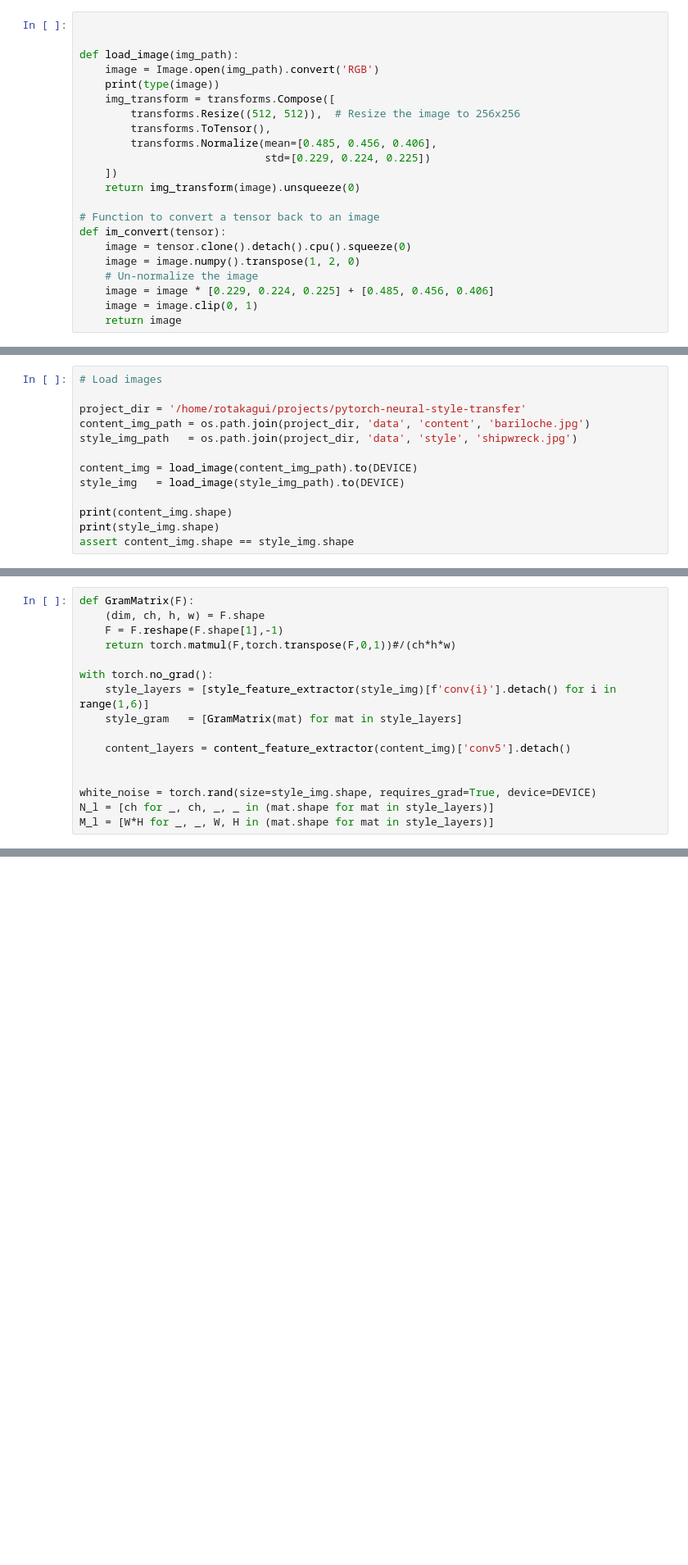
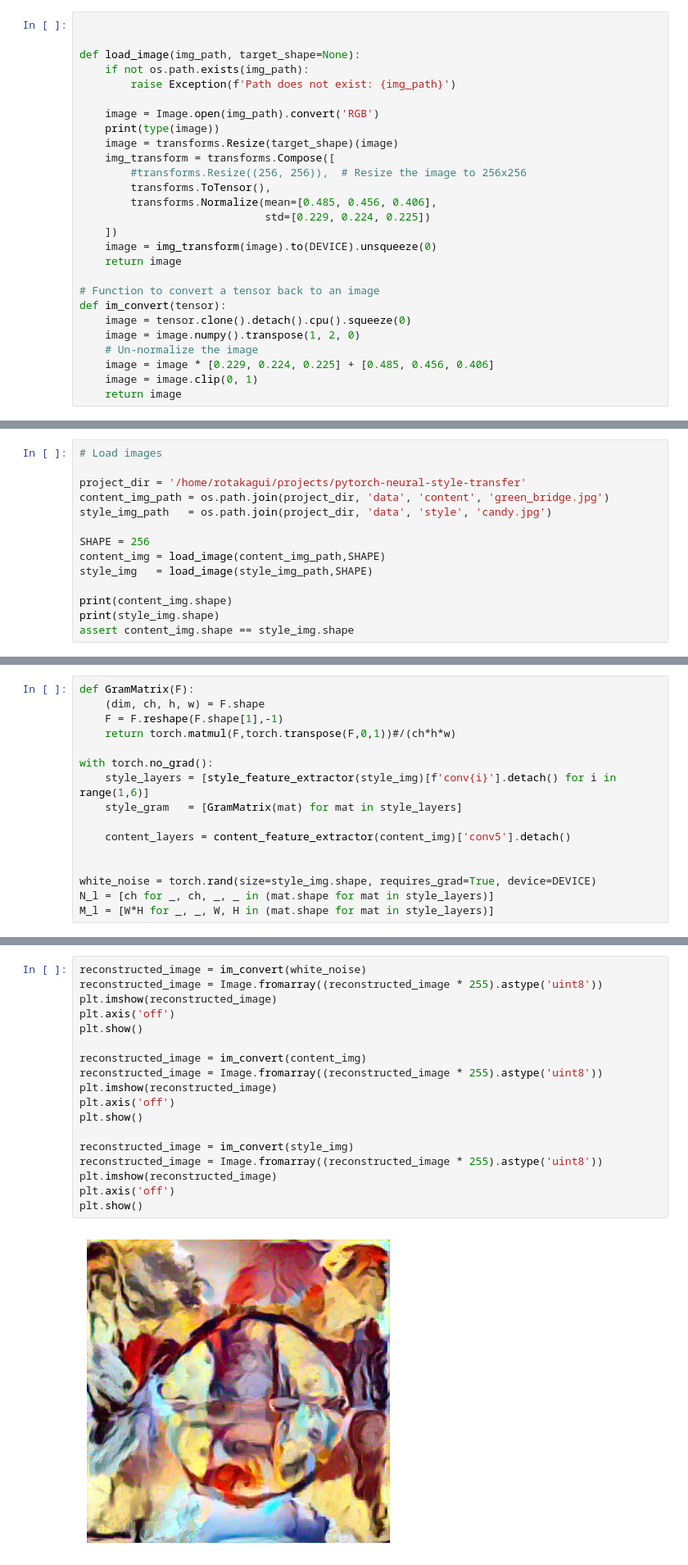
Before and after one commit to TAOGenna/pytorch-neural-style-transfer, a Jupyter notebook: neural-style_transfer.ipynb, the cells around one changed output, grey strips where cells are left out. Shown at 82% size. Cells and saved outputs as stored; diff of their text form; blank space fills up the shorter version.

Commit message:
new images and finetuning

```diff
--- a/neural-style_transfer.ipynb
+++ b/neural-style_transfer.ipynb
@@ -28,16 +28,21 @@ __CUDA Device Total Memory [GB]: 25.418268672
 # %%
 
 
-def load_image(img_path):
+def load_image(img_path, target_shape=None):
+    if not os.path.exists(img_path):
+        raise Exception(f'Path does not exist: {img_path}')
+
     image = Image.open(img_path).convert('RGB')
     print(type(image))
+    image = transforms.Resize(target_shape)(image)
     img_transform = transforms.Compose([
-        transforms.Resize((512, 512)),  # Resize the image to 256x256
+        #transforms.Resize((256, 256)),  # Resize the image to 256x256
         transforms.ToTensor(),
         transforms.Normalize(mean=[0.485, 0.456, 0.406],
                              std=[0.229, 0.224, 0.225])
     ])
-    return img_transform(image).unsqueeze(0)
+    image = img_transform(image).to(DEVICE).unsqueeze(0)
+    return image
 
 # Function to convert a tensor back to an image
 def im_convert(tensor):
@@ -62,11 +71,12 @@ Using cache found in /home/rotakagui/.cache/torch/hub/pytorch_vision_v0.10.0
 # Load images
 
 project_dir = '/home/rotakagui/projects/pytorch-neural-style-transfer'
-content_img_path = os.path.join(project_dir, 'data', 'content', 'bariloche.jpg')
-style_img_path   = os.path.join(project_dir, 'data', 'style', 'shipwreck.jpg')
+content_img_path = os.path.join(project_dir, 'data', 'content', 'green_bridge.jpg')
+style_img_path   = os.path.join(project_dir, 'data', 'style', 'candy.jpg')
 
-content_img = load_image(content_img_path).to(DEVICE)
-style_img   = load_image(style_img_path).to(DEVICE)
+SHAPE = 256
+content_img = load_image(content_img_path,SHAPE)
+style_img   = load_image(style_img_path,SHAPE)
 
 print(content_img.shape)
 print(style_img.shape)
@@ -129,0 +132,20 @@ plt.show()
+# %%
+reconstructed_image = im_convert(white_noise)
+reconstructed_image = Image.fromarray((reconstructed_image * 255).astype('uint8'))
+plt.imshow(reconstructed_image)
+plt.axis('off')
+plt.show()
+
+reconstructed_image = im_convert(content_img)
+reconstructed_image = Image.fromarray((reconstructed_image * 255).astype('uint8'))
+plt.imshow(reconstructed_image)
+plt.axis('off')
+plt.show()
+
+reconstructed_image = im_convert(style_img)
+reconstructed_image = Image.fromarray((reconstructed_image * 255).astype('uint8'))
+plt.imshow(reconstructed_image)
+plt.axis('off')
+plt.show()
+# %% [output]
+[figure, added]
```
Also changed, not shown: parts of 4 cells of this notebook, 30 other files.
